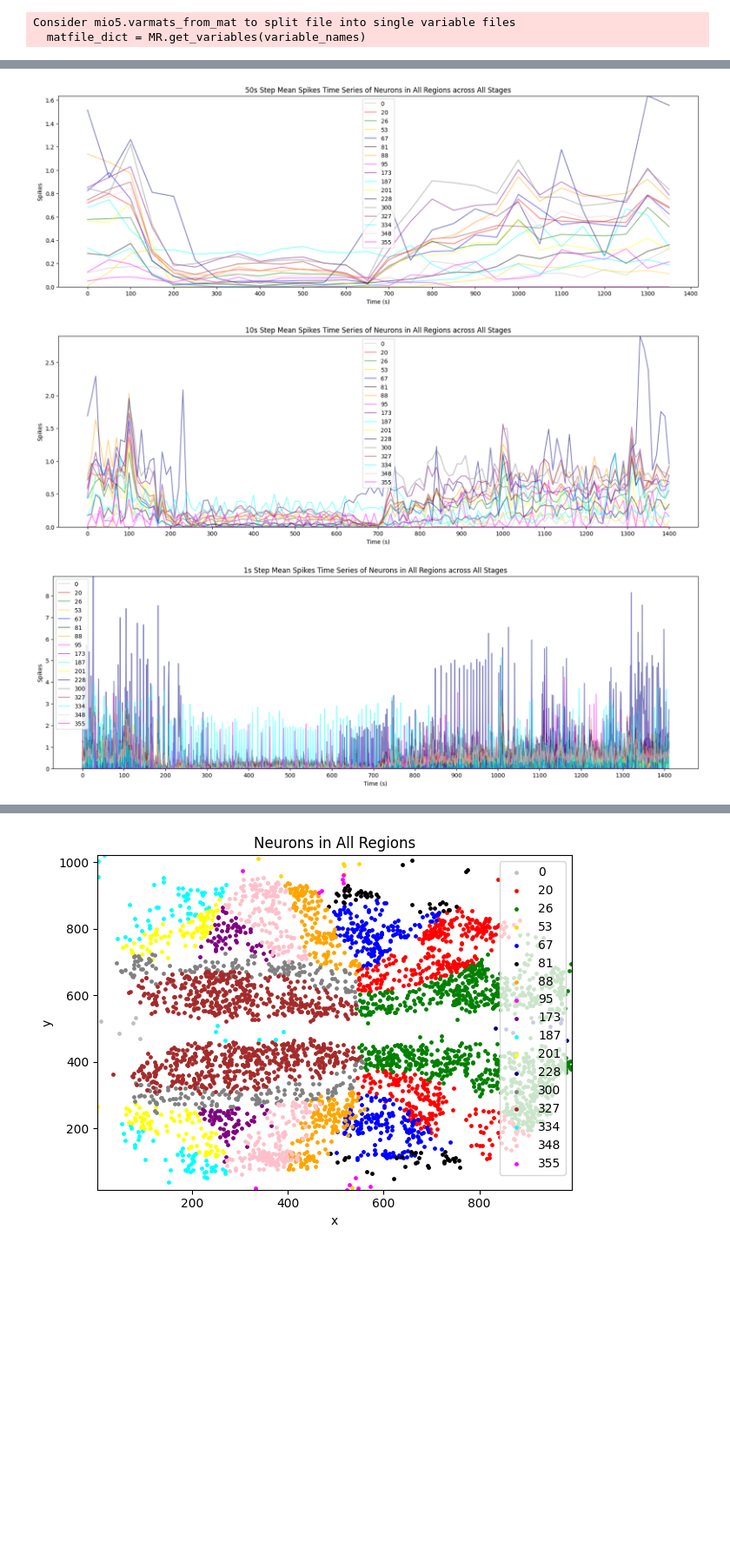
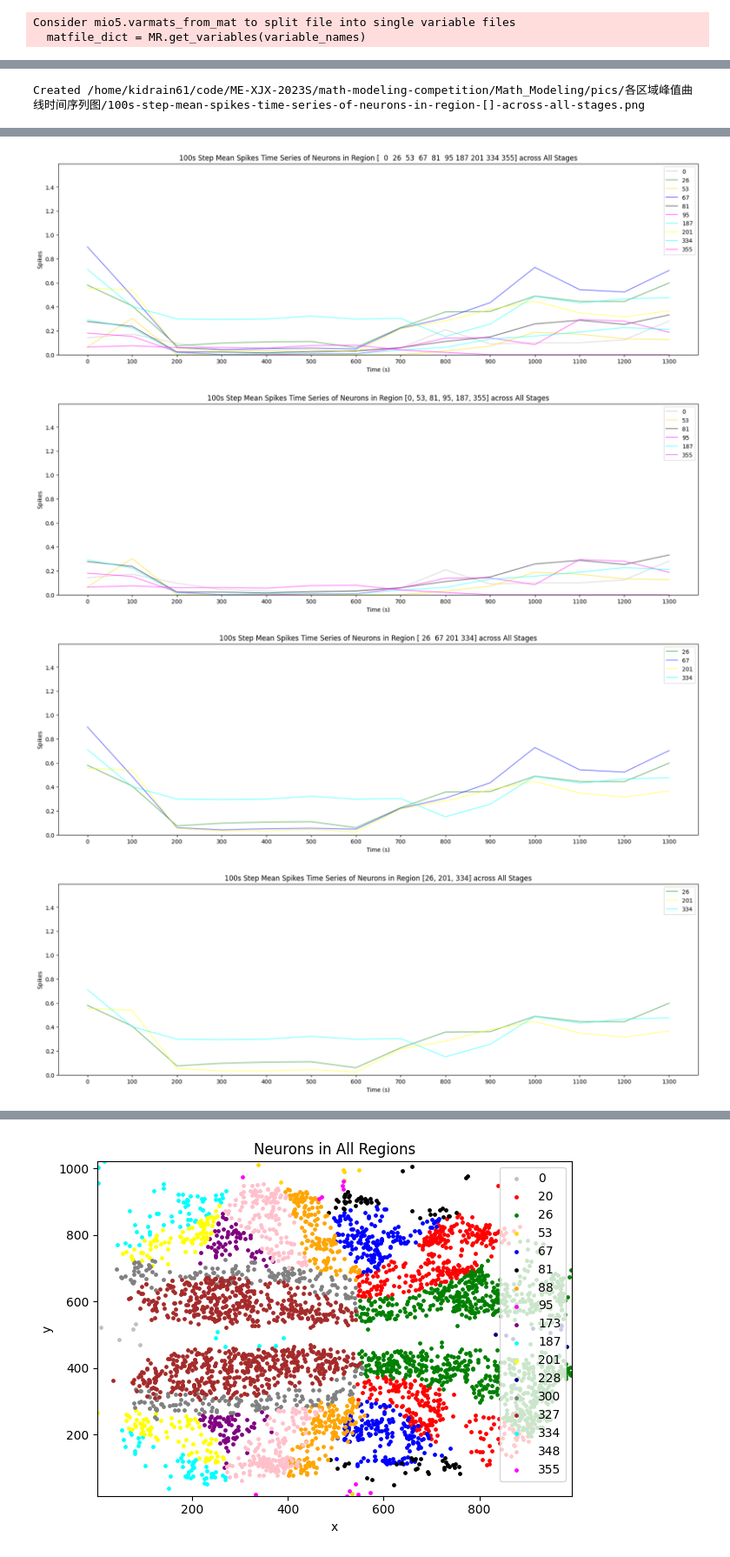
Before and after one commit to zhaochenyang20/Neuro_Modeling, a Jupyter notebook: dev.ipynb, the cells around one changed output, grey strips where cells are left out. Shown at 87% size. Cells and saved outputs as stored; diff of their text form; code cells hidden in the pictures; blank space fills up the shorter version.

Commit message:
pics of grouped time series

```diff
--- a/dev.ipynb
+++ b/dev.ipynb
@@ -131,6 +131,25 @@ steps = [100, 50, 10, 1]
 for step in steps:
     plot_spikes_time_series(neu, region_ids=[], step=step, save_pic=True)
 
+region_groups = [
+    [20, 88, 173,228,300,327,348],
+    [0,53,81,95,187,355],
+    [26,201],
+    [67],
+    [334]
+]
+ploted_regions = []
+left_regions = neu.categories
+for region_group in region_groups:
+    plot_spikes_time_series(neu, region_ids=region_group, save_pic=True)
+    # 判断 arr1 中哪些元素包含在 arr2 中
+    ploted_regions += region_group
+    mask = np.in1d(left_regions, ploted_regions)
+
+    # 删除 arr1 中已经包含在 arr2 中的元素
+    left_regions = left_regions[~mask]
+    plot_spikes_time_series(neu, region_ids=left_regions, save_pic=True)
+
 # for region_id in neu.categories:
 #     plot_spikes_time_series(neu, region_ids=[region_id], save_pic=True)
 #     # break
@@ -141,0 +165 @@ Created /home/kidrain61/code/ME-XJX-2023S/math-modeling-competition/Math_Modelin
+Created /home/kidrain61/code/ME-XJX-2023S/math-modeling-competition/Math_Modeling/pics/各区域峰值曲线时间序列图/100s-step-mean-spikes-time-series-of-neurons-in-region-[]-across-all-stages.png
@@ -143,3 +167,4 @@ Created /home/kidrain61/code/ME-XJX-2023S/math-modeling-competition/Math_Modelin
-[figure, old version]
+[figure, new version]
-[figure, old version]
+[figure, new version]
-[figure, old version]
+[figure, new version]
+[figure, added]
```
Also changed, not shown: parts of 2 cells of this notebook, 9 other files.
